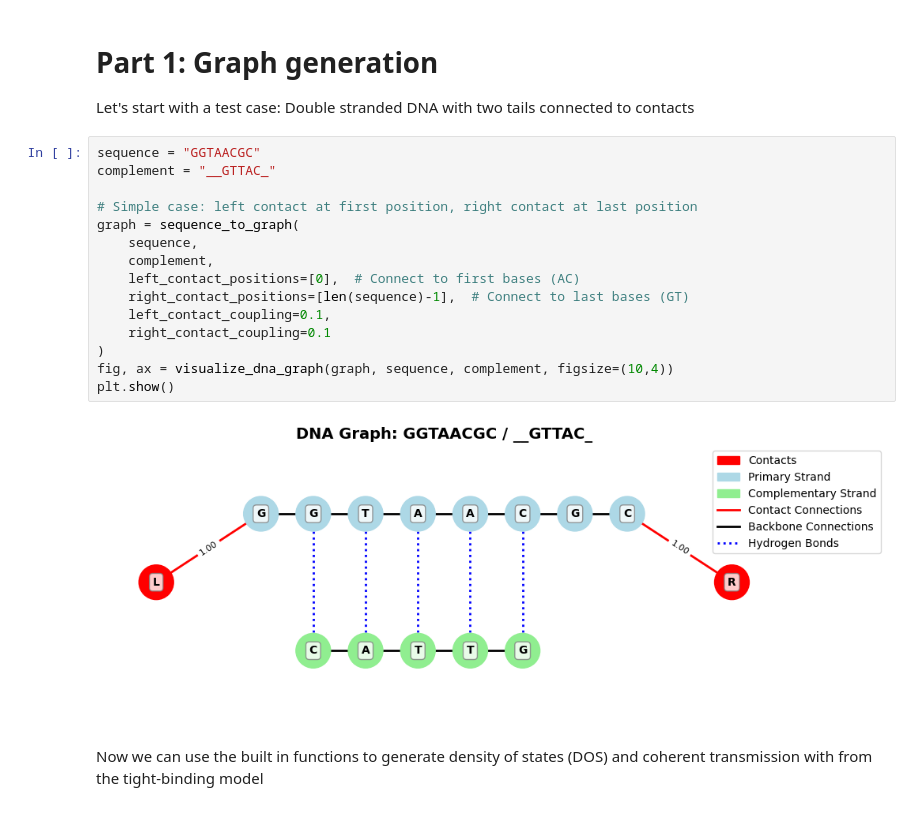
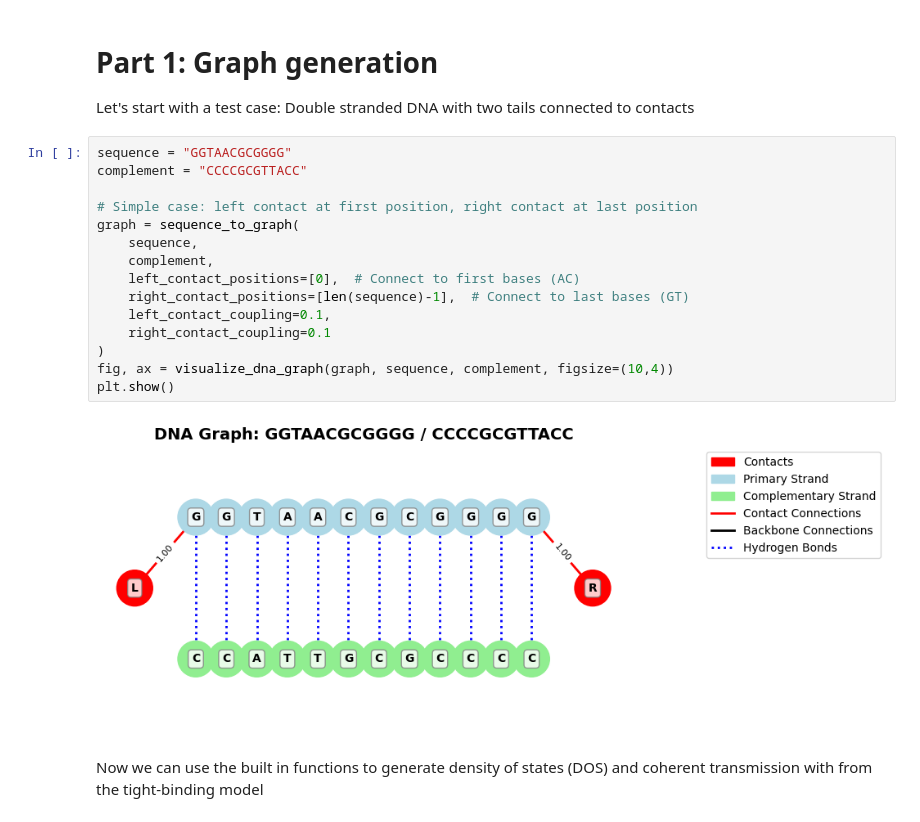
Before and after one commit to wliverno/G3NAT, a Jupyter notebook: Demo.ipynb, the cells around one changed output. Saved outputs shown, nothing was run; the diff lists cells and outputs as text.

```diff
--- a/Demo.ipynb
+++ b/Demo.ipynb
@@ -20,22 +20,22 @@ import matplotlib.pyplot as plt
 # Part 1: Graph generation
 Let's start with a test case: Double stranded DNA with two tails connected to contacts
 # %%
-sequence = "GGTAACGC"
-complement = "__GTTAC_"
+sequence = "GGTAACGCGGGG"
+complement = "CCCCGCGTTACC"
 
 # Simple case: left contact at first position, right contact at last position
 graph = sequence_to_graph(
     sequence,
     complement,
     left_contact_positions=[0],  # Connect to first bases (AC)
     right_contact_positions=[len(sequence)-1],  # Connect to last bases (GT)
     left_contact_coupling=0.1,
     right_contact_coupling=0.1
 )
 fig, ax = visualize_dna_graph(graph, sequence, complement, figsize=(10,4))
 plt.show()
 # %% [output]
-[figure, old version]
+[figure, new version]
 # %% [markdown]
 Now we can use the built in functions to generate density of states (DOS) and coherent transmission with from the tight-binding model
 # %%
```
Also changed, not shown: parts of 2 cells of this notebook, 3 other files.
